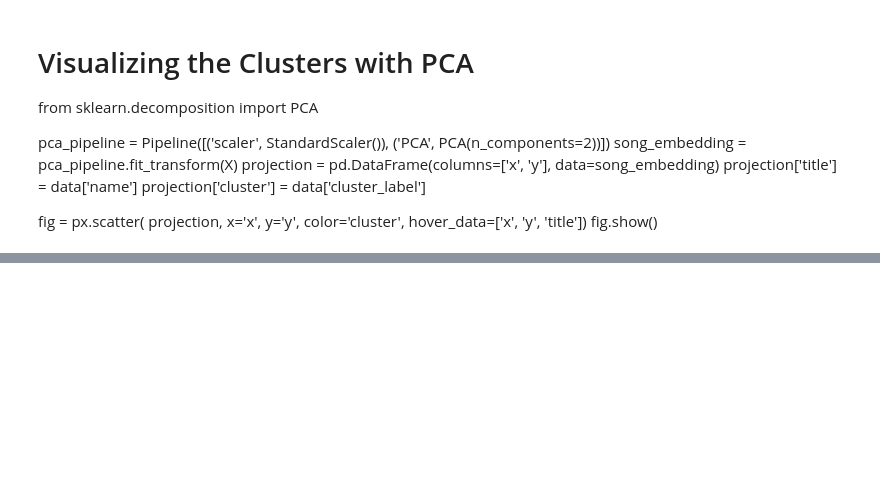
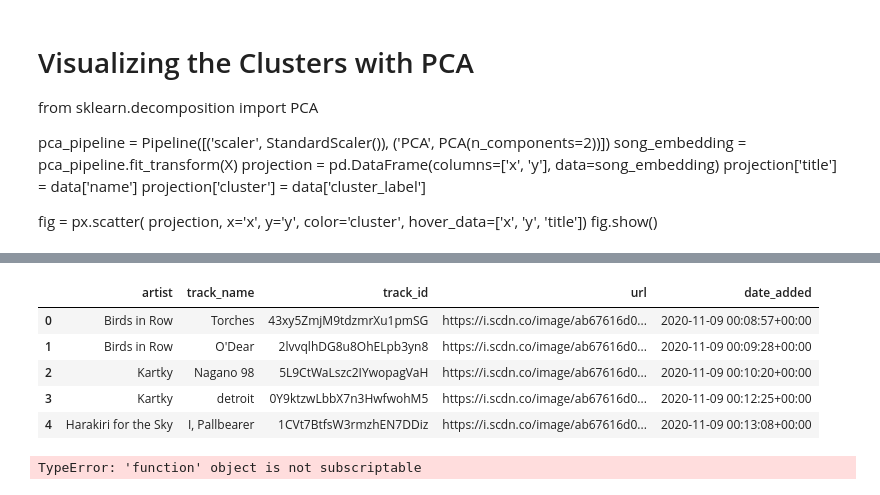
Before and after one commit to natapin/ssiprojekt, a Jupyter notebook: notebook94cc78ba5e.ipynb, the cells around one changed output, grey strips where cells are left out. Cells and saved outputs as stored; diff of their text form; code cells hidden in the pictures; blank space fills up the shorter version.

```diff
--- a/notebook94cc78ba5e.ipynb
+++ b/notebook94cc78ba5e.ipynb
@@ -65,10 +138,10 @@ def get_decade(year):
     decade = '{}s'.format(period_start)
     return decade
 
-data['decade'] = data['year'].apply(get_decade)
+spotify_data['decade'] = spotify_data['year'].apply(get_decade)
 
 sns.set(rc={'figure.figsize':(11 ,6)})
-sns.countplot(data['decade'])
+sns.countplot(spotify_data['decade'])
 # %% [output]
 <AxesSubplot:xlabel='decade', ylabel='count'>
 [figure]
@@ -129,11 +187,11 @@ song_cluster_pipeline = Pipeline([('scaler', StandardScaler()),
                                    verbose=False))
                                  ], verbose=False)
 
-X = data.select_dtypes(np.number)
+X = spotify_data.select_dtypes(np.number)
 number_cols = list(X.columns)
 song_cluster_pipeline.fit(X)
 song_cluster_labels = song_cluster_pipeline.predict(X)
-data['cluster_label'] = song_cluster_labels
+spotify_data['cluster_label'] = song_cluster_labels
 # %% [markdown]
 # Visualizing the Clusters with PCA
 
@@ -204,3 +270,9 @@ def find_song(name, year):
         song_data[key] = value
 
     return pd.DataFrame(song_data)
+# %%
+for i in spoti.current_user_playlists()['items']:
+    playlist_dic[i['name']] = i['uri'].split(':')[2]
+    playlist_cover_art[i['uri'].split(':')[2]] = i['images'][0]['url']
+
+print(playlist_dic)
@@ -207,3 +281,21 @@ def find_song(name, year):
+# %%
+def generate_playlist_df(playlist_name, playlist_dic, spotify_data):
+
+    playlist = pd.DataFrame()
+
+    for i, j in enumerate(spoti.playlist(playlist_dic[playlist_name])['tracks']['items']):
+        playlist.loc[i, 'artist'] = j['track']['artists'][0]['name']
+        playlist.loc[i, 'track_name'] = j['track']['name']
+        playlist.loc[i, 'track_id'] = j['track']['id']
+        playlist.loc[i, 'url'] = j['track']['album']['images'][1]['url']
+        playlist.loc[i, 'date_added'] = j['added_at']
+
+    playlist['date_added'] = pd.to_datetime(playlist['date_added'])
+
+    #playlist = playlist[playlist['track_id'].isin(spotify_data['track_id'].values)].sort_values('date_added',ascending = False)
+
+    return playlist
+playlist_df = generate_playlist_df('Guilty pleasure', playlist_dic, spotify_data)
 # %%
 from collections import defaultdict
 from sklearn.metrics import euclidean_distances
@@ -280,23 +391,30 @@ recommend_songs.head()
 # %%
 def generate_recommended_playlist(playlist_name, playlist_dic, spotify_data):
 
     playlist = pd.DataFrame()
 
-    for i, j in enumerate(sp.playlist(playlist_dic[playlist_name])['tracks']['items']):
+    for i, j in enumerate(spoti.playlist(playlist_dic[playlist_name])['tracks']['items']):
         playlist.loc[i, 'artist'] = j['track']['artists'][0]['name']
         playlist.loc[i, 'track_name'] = j['track']['name']
         playlist.loc[i, 'track_id'] = j['track']['id']
         playlist.loc[i, 'url'] = j['track']['album']['images'][1]['url']
         playlist.loc[i, 'date_added'] = j['added_at']
 
     playlist['date_added'] = pd.to_datetime(playlist['date_added'])
 
     playlist = playlist[playlist['track_id'].isin(spotify_data['track_id'].values)].sort_values('date_added',ascending = False)
 
     return playlist
-playlist_df = generate_playlist_df('MixedMood', playlist_dic, spotify_data)
+playlist_df = generate_playlist_df('The playlist almost as bipolar as me 🤡', playlist_dic, spotify_data)
 
 playlist_df.head()
+# %% [output]
+|  | artist | track_name | track_id | url | date_added |
+| 0 | Birds in Row | Torches | 43xy5ZmjM9tdzmrXu1pmSG | https://i.scdn.co/image/ab67616d0... | 2020-11-09 00:08:57+00:00 |
+| 1 | Birds in Row | O'Dear | 2lvvqlhDG8u8OhELpb3yn8 | https://i.scdn.co/image/ab67616d0... | 2020-11-09 00:09:28+00:00 |
+| 2 | Kartky | Nagano 98 | 5L9CtWaLszc2IYwopagVaH | https://i.scdn.co/image/ab67616d0... | 2020-11-09 00:10:20+00:00 |
+| 3 | Kartky | detroit | 0Y9ktzwLbbX7n3HwfwohM5 | https://i.scdn.co/image/ab67616d0... | 2020-11-09 00:12:25+00:00 |
+| 4 | Harakiri for the Sky | I, Pallbearer | 1CVt7BtfsW3rmzhEN7DDiz | https://i.scdn.co/image/ab67616d0... | 2020-11-09 00:13:08+00:00 |
 # %%
 import matplotlib.pyplot as plt
 
@@ -322,7 +440,9 @@ def visualize_cover_art(data):
 
 playlist_cover_art = {}
 
-for i in sp.current_user_playlists()['items']:
+for i in spoti.current_user_playlists()['items']:
     playlist_cover_art[i['uri'].split(':')[2]] = i['images'][0]['url']
 
-visualize_cover_art(recommend_songs)
+visualize_cover_art(generate_recommended_playlist)
+# %% [output]
+TypeError: 'function' object is not subscriptable
```
Also changed, not shown: parts of 14 cells of this notebook.
